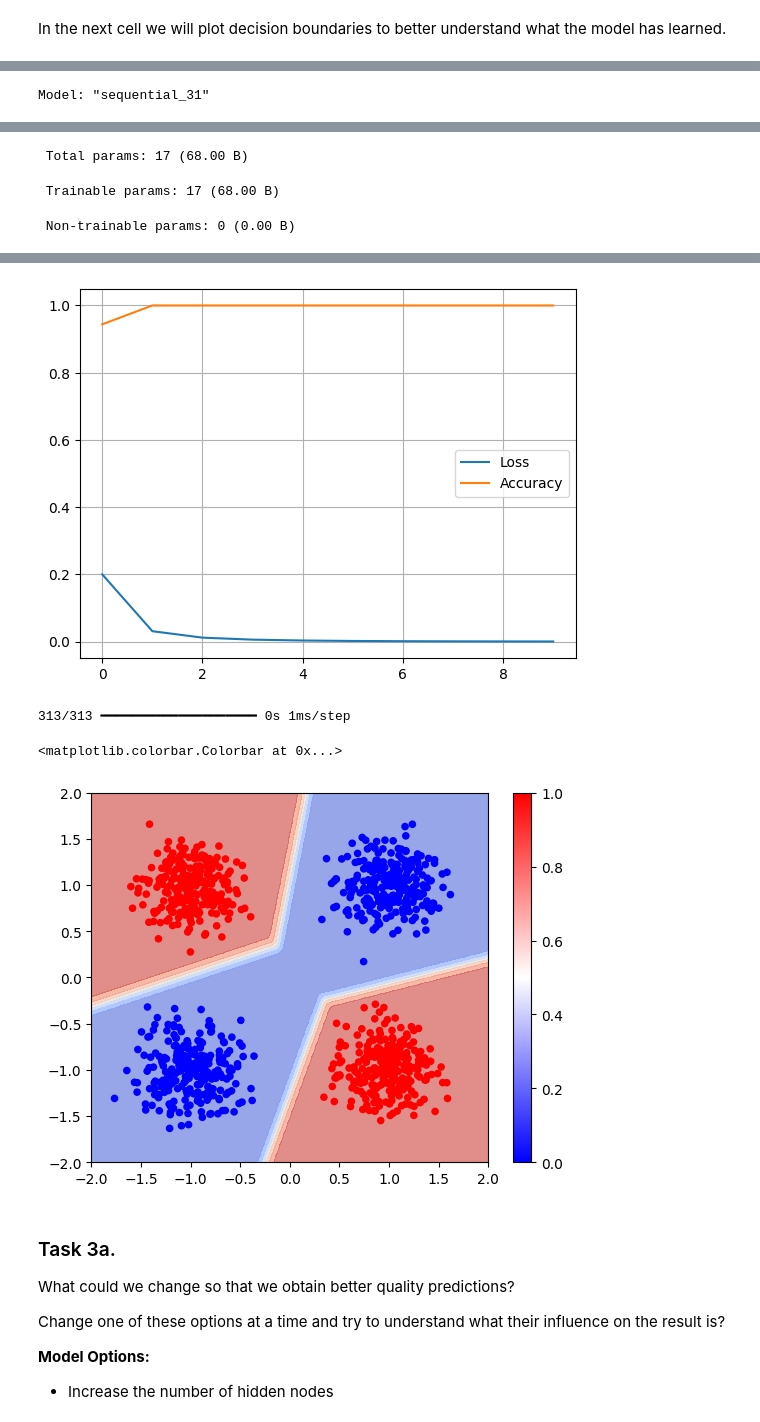
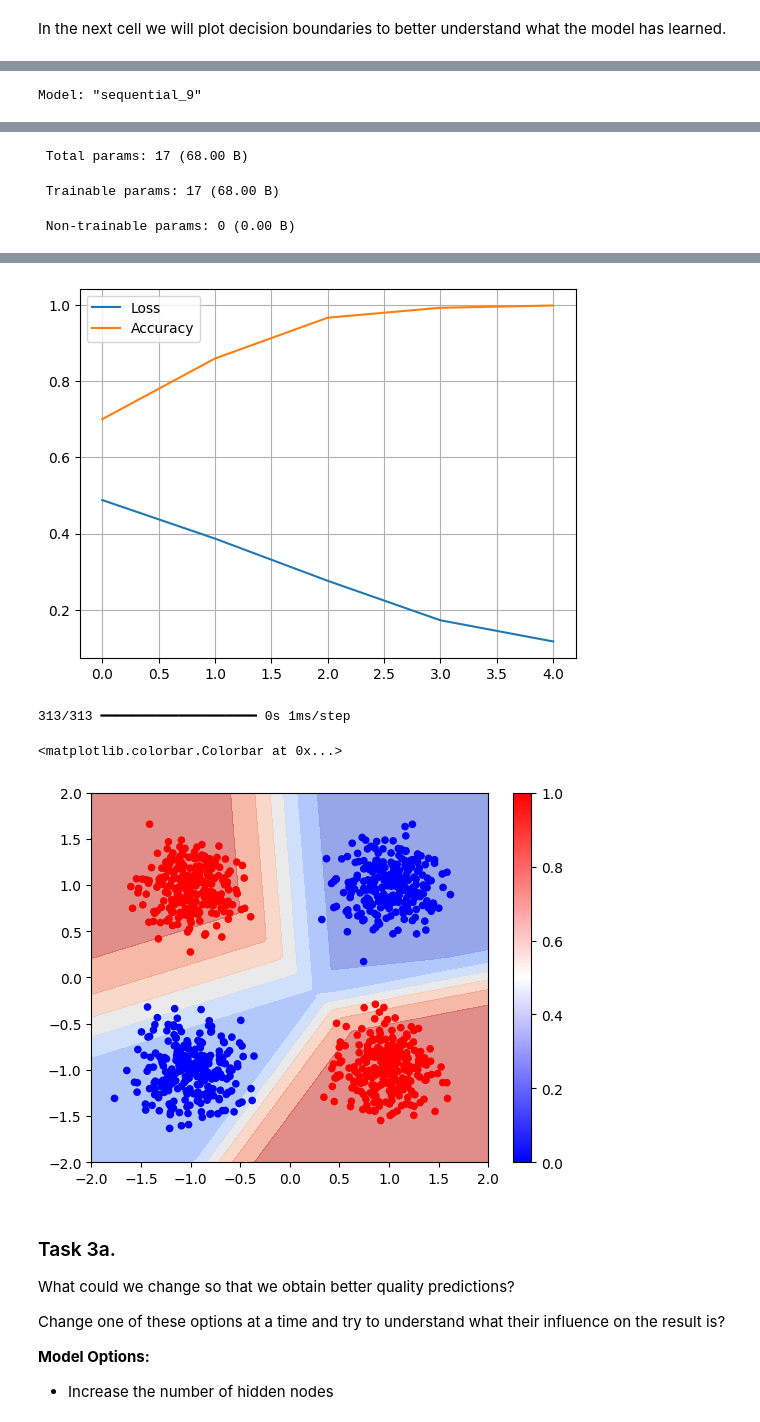
Before and after one commit to TheBromo/mldm, a Jupyter notebook: L08_Neural_Networks_ASSIGNMENT.ipynb, the cells around one changed output, grey strips where cells are left out. Drawn from its saved outputs; the diff is of its cells as text; code cells hidden in the pictures.

```diff
--- a/L08_Neural_Networks_ASSIGNMENT.ipynb
+++ b/L08_Neural_Networks_ASSIGNMENT.ipynb
@@ -565,7 +565,7 @@ callback = keras.callbacks.EarlyStopping(monitor='loss', patience=3)
 
 model.compile(optimizer=Adam(learning_rate=0.01), loss="binary_crossentropy", metrics=['accuracy'])
 
-history = model.fit(X, y, epochs=10, batch_size=1,callbacks=[callback])
+history = model.fit(X, y, epochs=5, batch_size=20,callbacks=[callback])
 
 plt.plot(history.history['loss'], label="Loss")
 plt.plot(history.history['accuracy'], label="Accuracy")
@@ -579,7 +579,7 @@ plot_model_out(x_space,y_space,model)
 plt.scatter(X[:, 0], X[:, 1],c=y,s=20,cmap="bwr")
 plt.colorbar()
 # %% [output]
-Model: "sequential_31"
+Model: "sequential_9"
 ┏━━━━━━━━━━━━━━━━━━━━━━━━━━━━━━━━━━━━━━┳━━━━━━━━━━━━━━━━━━━━━━━━━━━━━┳━━━━━━━━━━━━━━━━━┓
 ┃ Layer (type)                         ┃ Output Shape                ┃         Param # ┃
 ┡━━━━━━━━━━━━━━━━━━━━━━━━━━━━━━━━━━━━━━╇━━━━━━━━━━━━━━━━━━━━━━━━━━━━━╇━━━━━━━━━━━━━━━━━┩
@@ -617,7 +607,7 @@ Epoch 10/10
-[figure, old version]
+[figure, new version]
 313/313 ━━━━━━━━━━━━━━━━━━━━ 0s 1ms/step
 <matplotlib.colorbar.Colorbar at 0x...>
-[figure, old version]
+[figure, new version]
 # %% [markdown]
 ### Task 3a.
 
```
Also changed, not shown: parts of 8 cells of this notebook.
